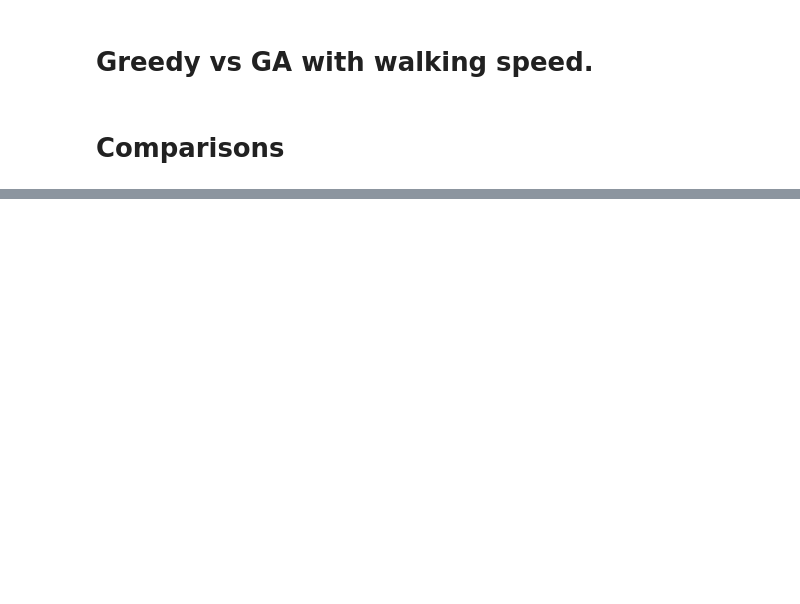
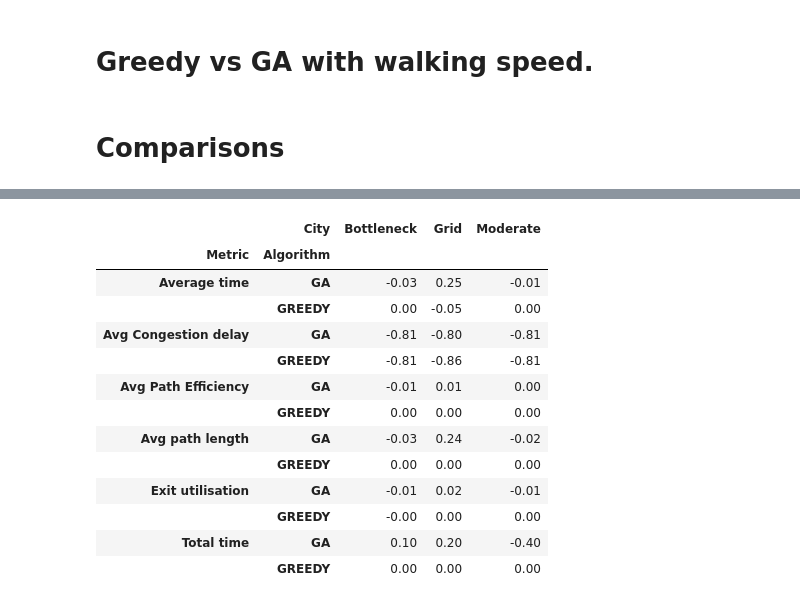
Before and after one commit to lpow311/dissertation, a Jupyter notebook: 5_3_delayed_starts_comparison.ipynb, the cells around one changed output, grey strips where cells are left out. Cells and saved outputs as stored; diff of their text form; code cells hidden in the pictures; blank space fills up the shorter version.

```diff
--- a/5_3_delayed_starts_comparison.ipynb
+++ b/5_3_delayed_starts_comparison.ipynb
@@ -52,0 +81,20 @@ print(f'Params: {results['ga']['params']}')   # {'walking': False, 'delay_start'
+# %%
+delta_df = build_delta_table(baseline_files, experiment_files, 'Baseline', 'Walking')
+pivot_table = delta_df.pivot(index=['Metric', 'Algorithm'], columns='City', values='Delta')
+pivot_table.to_clipboard()
+pivot_table
+# %% [output]
+|  | City | Bottleneck | Grid | Moderate |
+| Metric | Algorithm |  |  |  |
+| Average time | GA | -0.03 | 0.25 | -0.01 |
+|  | GREEDY | 0.00 | -0.05 | 0.00 |
+| Avg Congestion delay | GA | -0.81 | -0.80 | -0.81 |
+|  | GREEDY | -0.81 | -0.86 | -0.81 |
+| Avg Path Efficiency | GA | -0.01 | 0.01 | 0.00 |
+|  | GREEDY | 0.00 | 0.00 | 0.00 |
+| Avg path length | GA | -0.03 | 0.24 | -0.02 |
+|  | GREEDY | 0.00 | 0.00 | 0.00 |
+| Exit utilisation | GA | -0.01 | 0.02 | -0.01 |
+|  | GREEDY | -0.00 | 0.00 | 0.00 |
+| Total time | GA | 0.10 | 0.20 | -0.40 |
+|  | GREEDY | 0.00 | 0.00 | 0.00 |
```
Also changed, not shown: parts of 6 cells of this notebook, 2 other files.
